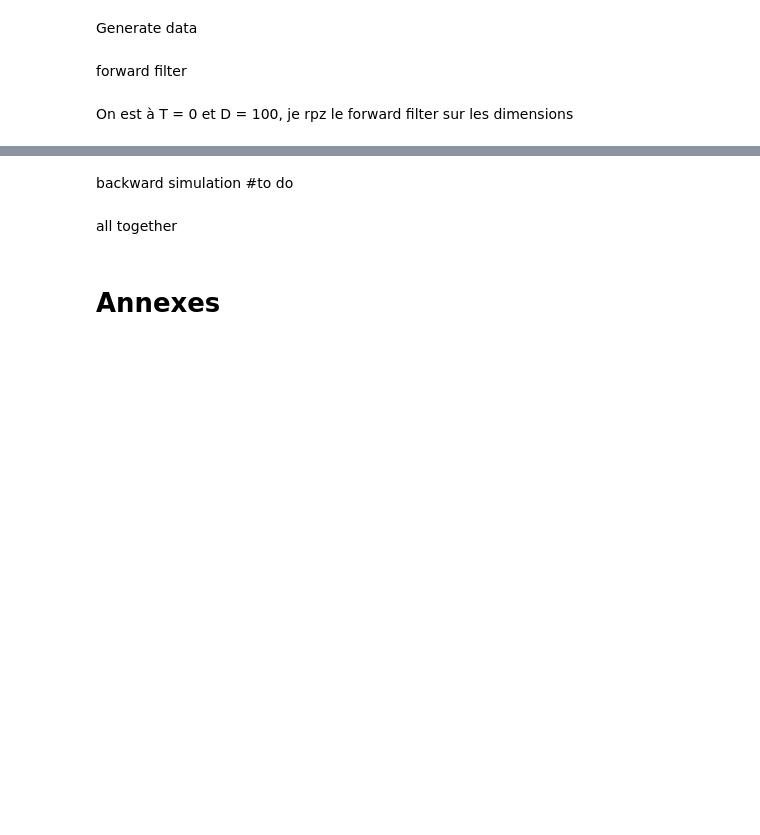
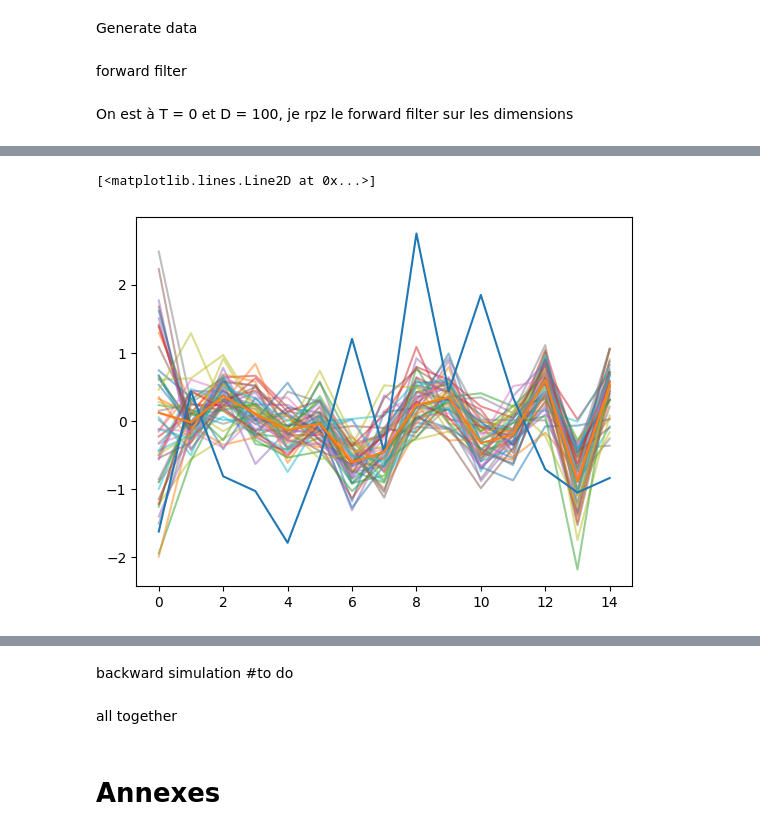
Before and after one commit to candicebaud/liu_smc, a Jupyter notebook: Liu_smc_theoretical.ipynb, the cells around one changed output, grey strips where cells are left out. Cells and saved outputs as stored; diff of their text form; code cells hidden in the pictures; blank space fills up the shorter version.

```diff
--- a/Liu_smc_theoretical.ipynb
+++ b/Liu_smc_theoretical.ipynb
@@ -1605,0 +1641,29 @@ plt.legend()
+# %%
+N = 50
+outer_particles = []
+outer_particles_estimate = []
+outer_particles_weights = []
+for i in range (N):
+    M = 10
+    spatial_smc_x = np.empty([D,M])# on repart de 0 à chaque fois pour le inner filtering, mais on repart pas de 0 pour les outer particles
+    spatial_smc_w = np.empty([D,M])
+    spatial_smc_x[0] = np.array([[npr.normal(0,1) for i in range (M)]]) #for each time we have N particles which have a value
+    spatial_smc_w[0] = np.array([[1/M for i in range (M)]])
+
+    res = forward_filter(D, spatial_smc_x, spatial_smc_w, A, B, var_eps, var_delta, Y[0]) #filter pour T = 0
+    particles = res[0]
+    weights = res[1]
+    estimate = res[2]
+    estimate_weight = np.prod(np.mean(weights, axis = 1))
+    outer_particles_weights.append(estimate_weight) #on a un weight scalaire pour la particule qui représente les états
+    outer_particles.append(estimate)
+outer_particles_estimate.append(sum([outer_particles_weights[i]*np.array(outer_particles[i]) for i in range(N)])/sum(outer_particles_weights))
+outer_particles_estimate = outer_particles_estimate[0]
+# %%
+for i in range(N):
+    plt.plot(outer_particles[i], alpha = 0.5)
+plt.plot(X[0])
+plt.plot(outer_particles_estimate) #bon c'est pas top lol
+# %% [output]
+[<matplotlib.lines.Line2D at 0x...>]
+[figure, added]
```
Also changed, not shown: parts of 47 cells of this notebook.
